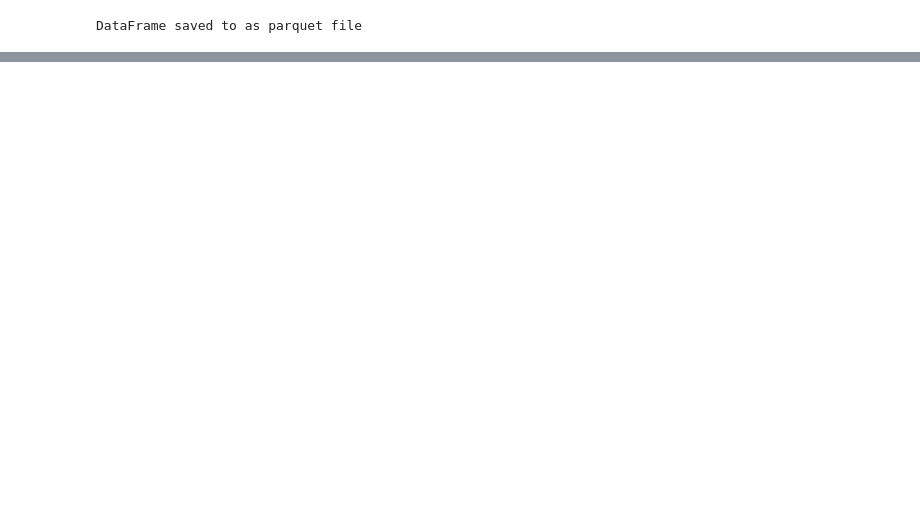
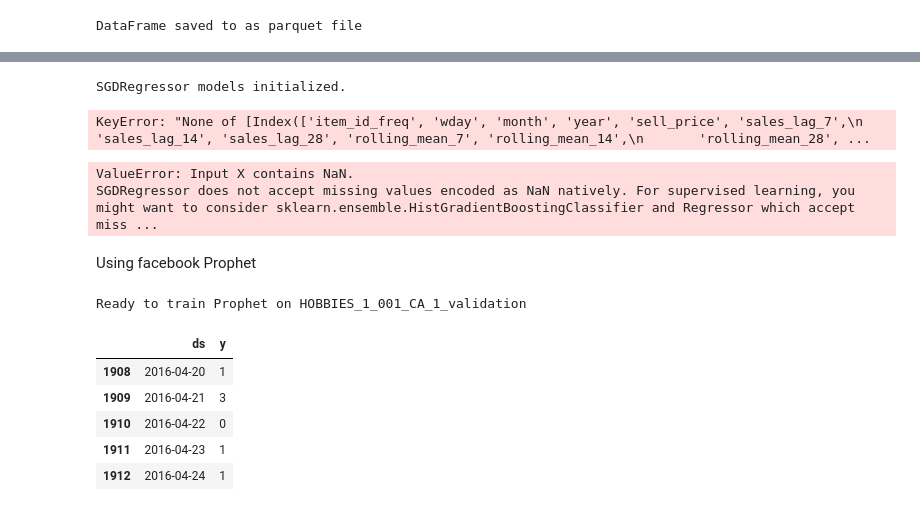
Before and after one commit to Gautham-Nagaraj/Data-695, a Jupyter notebook: Data 695 Report.ipynb, the cells around one changed output, grey strips where cells are left out. Drawn from its saved outputs; the diff is of its cells as text; code cells hidden in the pictures; blank space fills up the shorter version.

```diff
--- a/Data 695 Report.ipynb
+++ b/Data 695 Report.ipynb
@@ -442,0 +598,65 @@ features = [
+# %%
+from sklearn.linear_model import SGDRegressor
+
+ridge_sgd = SGDRegressor(loss='huber',
+                         penalty='l2',
+                         alpha=0.0001,
+                         random_state=42,
+                         max_iter=1,
+                         warm_start=True)
+
+lasso_sgd = SGDRegressor(loss='squared_epsilon_insensitive',
+                         penalty='l1',
+                         alpha=0.0001,
+                         random_state=42,
+                         max_iter=1,
+                         warm_start=True)
+
+print("SGDRegressor models initialized.")
+# %% [output]
+SGDRegressor models initialized.
+# %%
+from sklearn.impute import SimpleImputer
+
+X_eval = sales_eval[numerical_features]
+
+# Initialize the imputer
+imputer = SimpleImputer(strategy='mean')
+
+imputer.fit(X_train[numerical_features])
+X_eval_imputed = imputer.transform(X_eval)
+# %% [output]
+KeyError: "None of [Index(['item_id_freq', 'wday', 'month', 'year', 'sell_price', 'sales_lag_7',\n       'sales_lag_14', 'sales_lag_28', 'rolling_mean_7', 'rolling_mean_14',\n       'rolling_mean_28', ...
+# %%
+for i, (X_chunk, y_chunk) in tqdm(enumerate(zip(X_train_chunks, y_train_chunks)), total=len(X_train_chunks), desc="Incremental training"):
+
+    ridge_sgd.partial_fit(X_chunk, y_chunk)
+
+    lasso_sgd.partial_fit(X_chunk, y_chunk)
+
+print("Incremental training complete.")
+# %% [output]
+ValueError: Input X contains NaN.
+SGDRegressor does not accept missing values encoded as NaN natively. For supervised learning, you might want to consider sklearn.ensemble.HistGradientBoostingClassifier and Regressor which accept miss ...
+# %% [markdown]
+Using facebook Prophet
+# %%
+selected_id = sales['id'][0]
+item_data = sales[sales['id'] == selected_id]
+
+id_vars = ['id', 'item_id', 'dept_id', 'cat_id', 'store_id', 'state_id']
+item_melted = item_data.melt(id_vars = id_vars, var_name = 'd', value_name = 'y')
+item_merged = item_melted.merge(calendar[['d', 'date']], on='d', how='left')
+prophet_df = item_merged[['date', 'y']].rename(columns={'date': 'ds'})
+prophet_df['ds'] = pd.to_datetime(prophet_df['ds'])
+
+print(f"Ready to train Prophet on {selected_id}")
+prophet_df.tail()
+# %% [output]
+Ready to train Prophet on HOBBIES_1_001_CA_1_validation
+|  | ds | y |
+| 1908 | 2016-04-20 | 1 |
+| 1909 | 2016-04-21 | 3 |
+| 1910 | 2016-04-22 | 0 |
+| 1911 | 2016-04-23 | 1 |
+| 1912 | 2016-04-24 | 1 |
```
Also changed, not shown: parts of 15 cells of this notebook.
